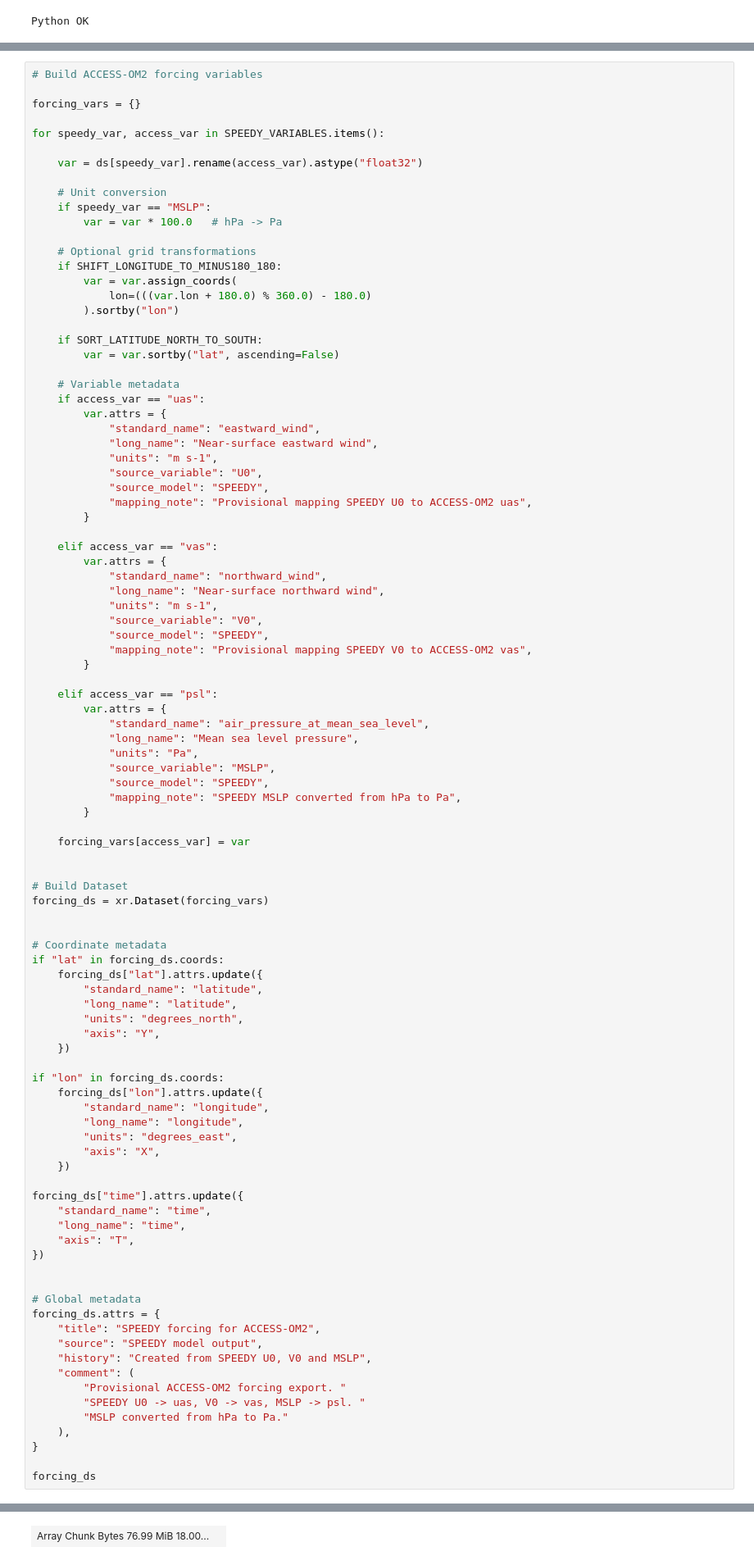
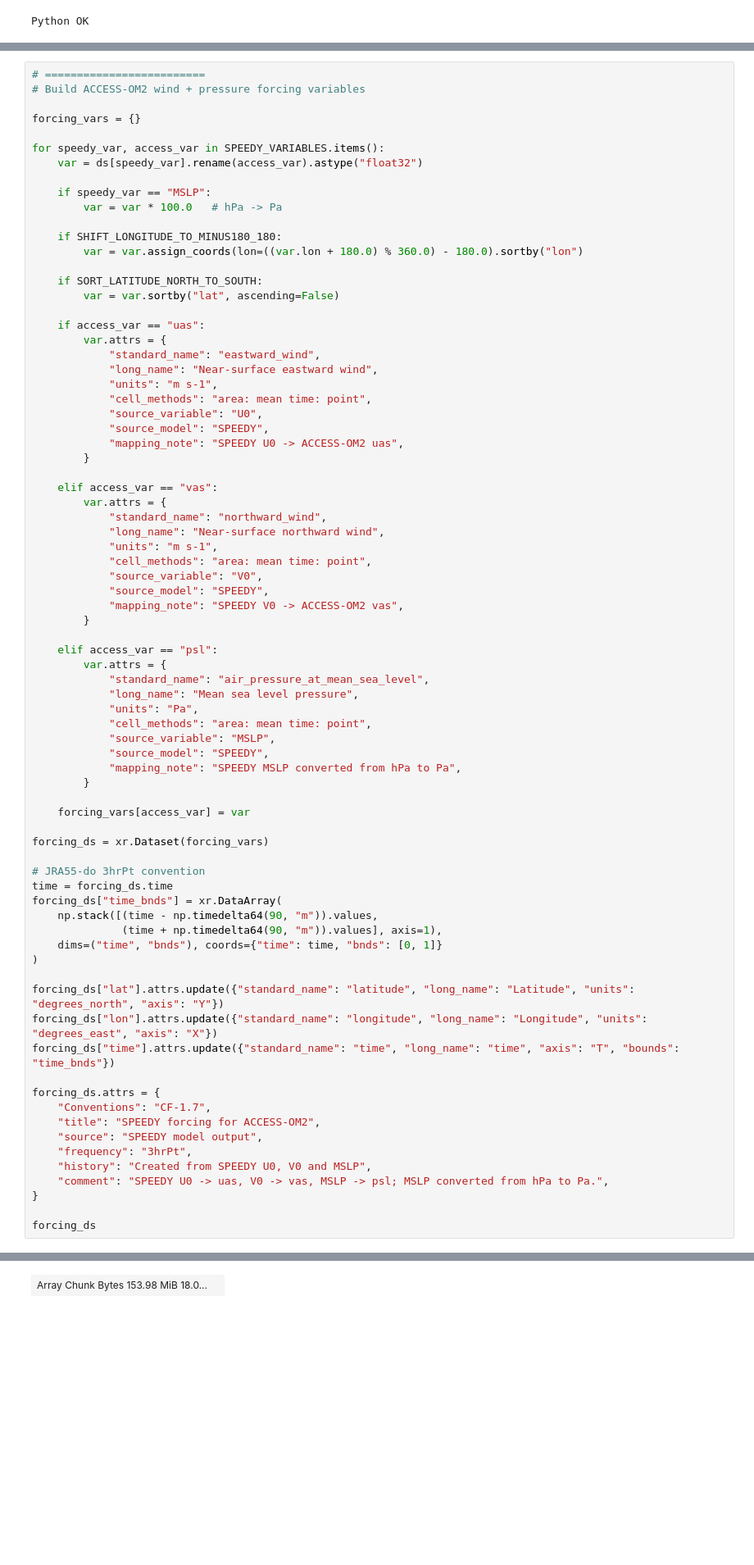
Before and after one commit to VanuatuN/SPEEDY_access, a Jupyter notebook: scripts/access_forcing/speedy_forcing_u_v_p.ipynb, the cells around one changed output, grey strips where cells are left out. Shown at 82% size. Cells and saved outputs as stored; diff of their text form; blank space fills up the shorter version.

```diff
--- a/scripts/access_forcing/speedy_forcing_u_v_p.ipynb
+++ b/scripts/access_forcing/speedy_forcing_u_v_p.ipynb
@@ -156,34 +156,30 @@ Unique output intervals [hours]: [6.]
 # %%
-# Build ACCESS-OM2 forcing variables
+# =========================
+# Build ACCESS-OM2 wind + pressure forcing variables
 
 forcing_vars = {}
 
 for speedy_var, access_var in SPEEDY_VARIABLES.items():
-
     var = ds[speedy_var].rename(access_var).astype("float32")
 
-    # Unit conversion
     if speedy_var == "MSLP":
         var = var * 100.0   # hPa -> Pa
 
-    # Optional grid transformations
     if SHIFT_LONGITUDE_TO_MINUS180_180:
-        var = var.assign_coords(
-            lon=(((var.lon + 180.0) % 360.0) - 180.0)
-        ).sortby("lon")
+        var = var.assign_coords(lon=((var.lon + 180.0) % 360.0) - 180.0).sortby("lon")
 
     if SORT_LATITUDE_NORTH_TO_SOUTH:
         var = var.sortby("lat", ascending=False)
 
-    # Variable metadata
     if access_var == "uas":
         var.attrs = {
             "standard_name": "eastward_wind",
             "long_name": "Near-surface eastward wind",
             "units": "m s-1",
+            "cell_methods": "area: mean time: point",
             "source_variable": "U0",
             "source_model": "SPEEDY",
-            "mapping_note": "Provisional mapping SPEEDY U0 to ACCESS-OM2 uas",
+            "mapping_note": "SPEEDY U0 -> ACCESS-OM2 uas",
         }
 
     elif access_var == "vas":
@@ -191,9 +187,10 @@ for speedy_var, access_var in SPEEDY_VARIABLES.items():
             "standard_name": "northward_wind",
             "long_name": "Near-surface northward wind",
             "units": "m s-1",
+            "cell_methods": "area: mean time: point",
             "source_variable": "V0",
             "source_model": "SPEEDY",
-            "mapping_note": "Provisional mapping SPEEDY V0 to ACCESS-OM2 vas",
+            "mapping_note": "SPEEDY V0 -> ACCESS-OM2 vas",
         }
 
     elif access_var == "psl":
@@ -201,6 +198,7 @@ for speedy_var, access_var in SPEEDY_VARIABLES.items():
             "standard_name": "air_pressure_at_mean_sea_level",
             "long_name": "Mean sea level pressure",
             "units": "Pa",
+            "cell_methods": "area: mean time: point",
             "source_variable": "MSLP",
             "source_model": "SPEEDY",
             "mapping_note": "SPEEDY MSLP converted from hPa to Pa",
@@ -208,45 +206,27 @@ for speedy_var, access_var in SPEEDY_VARIABLES.items():
 
     forcing_vars[access_var] = var
 
-
-# Build Dataset
 forcing_ds = xr.Dataset(forcing_vars)
 
+# JRA55-do 3hrPt convention
+time = forcing_ds.time
+forcing_ds["time_bnds"] = xr.DataArray(
+    np.stack([(time - np.timedelta64(90, "m")).values,
+              (time + np.timedelta64(90, "m")).values], axis=1),
+    dims=("time", "bnds"), coords={"time": time, "bnds": [0, 1]}
+)
 
-# Coordinate metadata
-if "lat" in forcing_ds.coords:
-    forcing_ds["lat"].attrs.update({
-        "standard_name": "latitude",
-        "long_name": "latitude",
-        "units": "degrees_north",
-        "axis": "Y",
-    })
+forcing_ds["lat"].attrs.update({"standard_name": "latitude", "long_name": "Latitude", "units": "degrees_north", "axis": "Y"})
+forcing_ds["lon"].attrs.update({"standard_name": "longitude", "long_name": "Longitude", "units": "degrees_east", "axis": "X"})
+forcing_ds["time"].attrs.update({"standard_name": "time", "long_name": "time", "axis": "T", "bounds": "time_bnds"})
 
-if "lon" in forcing_ds.coords:
-    forcing_ds["lon"].attrs.update({
-        "standard_name": "longitude",
-        "long_name": "longitude",
-        "units": "degrees_east",
-        "axis": "X",
-    })
-
-forcing_ds["time"].attrs.update({
-    "standard_name": "time",
-    "long_name": "time",
-    "axis": "T",
-})
-
-
-# Global metadata
 forcing_ds.attrs = {
+    "Conventions": "CF-1.7",
     "title": "SPEEDY forcing for ACCESS-OM2",
     "source": "SPEEDY model output",
+    "frequency": "3hrPt",
     "history": "Created from SPEEDY U0, V0 and MSLP",
-    "comment": (
-        "Provisional ACCESS-OM2 forcing export. "
-        "SPEEDY U0 -> uas, V0 -> vas, MSLP -> psl. "
-        "MSLP converted from hPa to Pa."
-    ),
+    "comment": "SPEEDY U0 -> uas, V0 -> vas, MSLP -> psl; MSLP converted from hPa to Pa.",
 }
 
 forcing_ds
@@ -271,4 +251,4 @@ Provisional mapping SPEEDY U0 to ACCESS-OM2 uas
-| Array Chunk Bytes 76.99 MiB 18.00... |  |
+| Array Chunk Bytes 153.98 MiB 18.0... |  |
 vas
 (time, lat, lon)
 float32
```
Also changed, not shown: parts of 7 cells of this notebook, 7 other files.
